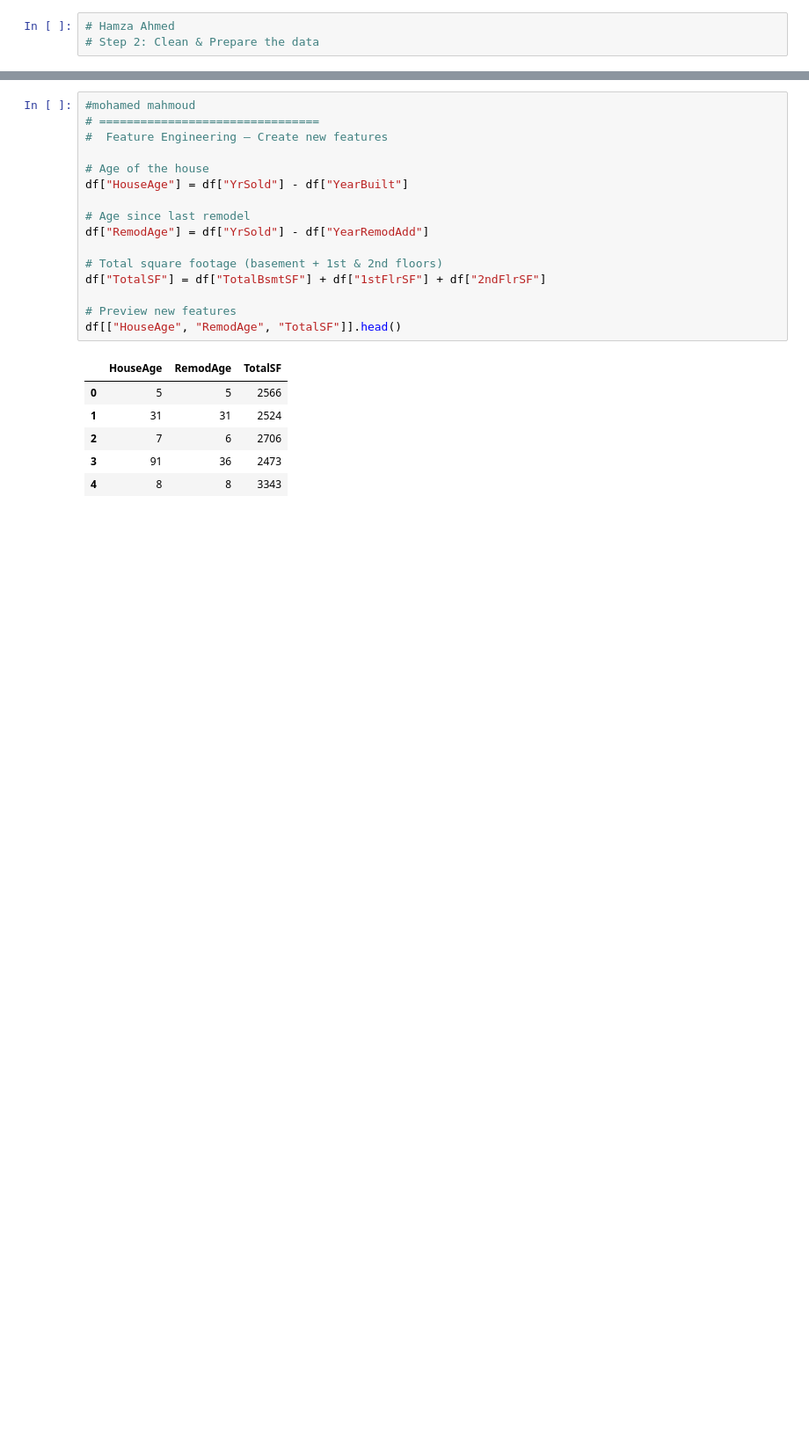
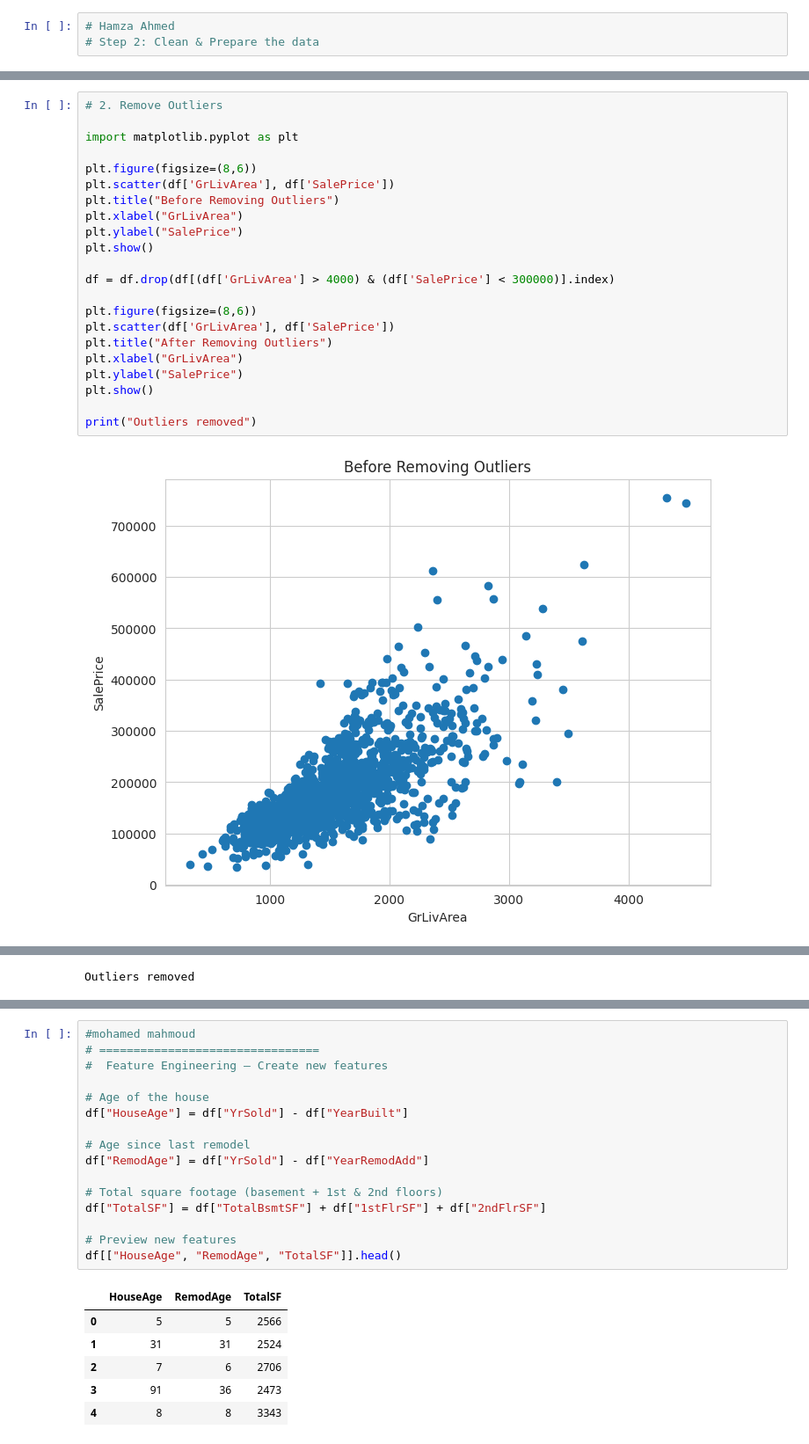
Before and after one commit to amar-emad/House-Price-Prediction-containing-, a Jupyter notebook: Untitled.ipynb, the cells around one changed output, grey strips where cells are left out. Shown at 88% size. Cells and saved outputs as stored; diff of their text form; blank space fills up the shorter version.

```diff
--- a/Untitled.ipynb
+++ b/Untitled.ipynb
@@ -278,3 +261,27 @@ df[cat_cols] = df[cat_cols].fillna("Missing")
 print("Missing values handled")
 # %% [output]
 Missing values handled
+# %%
+# 2. Remove Outliers
+
+import matplotlib.pyplot as plt
+
+plt.figure(figsize=(8,6))
+plt.scatter(df['GrLivArea'], df['SalePrice'])
+plt.title("Before Removing Outliers")
+plt.xlabel("GrLivArea")
+plt.ylabel("SalePrice")
+plt.show()
+
+df = df.drop(df[(df['GrLivArea'] > 4000) & (df['SalePrice'] < 300000)].index)
+
+plt.figure(figsize=(8,6))
+plt.scatter(df['GrLivArea'], df['SalePrice'])
+plt.title("After Removing Outliers")
+plt.xlabel("GrLivArea")
+plt.ylabel("SalePrice")
+plt.show()
+
+print("Outliers removed")
+# %% [output]
+[figure, added]
@@ -281 +289,2 @@ Missing values handled
+Outliers removed
 # %%
```
Also changed, not shown: parts of 7 cells of this notebook.
